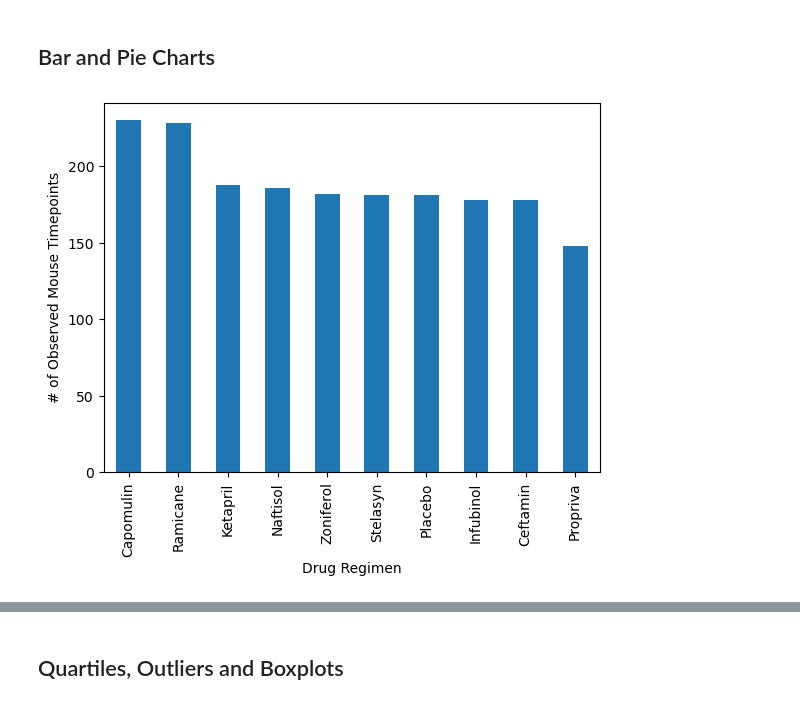
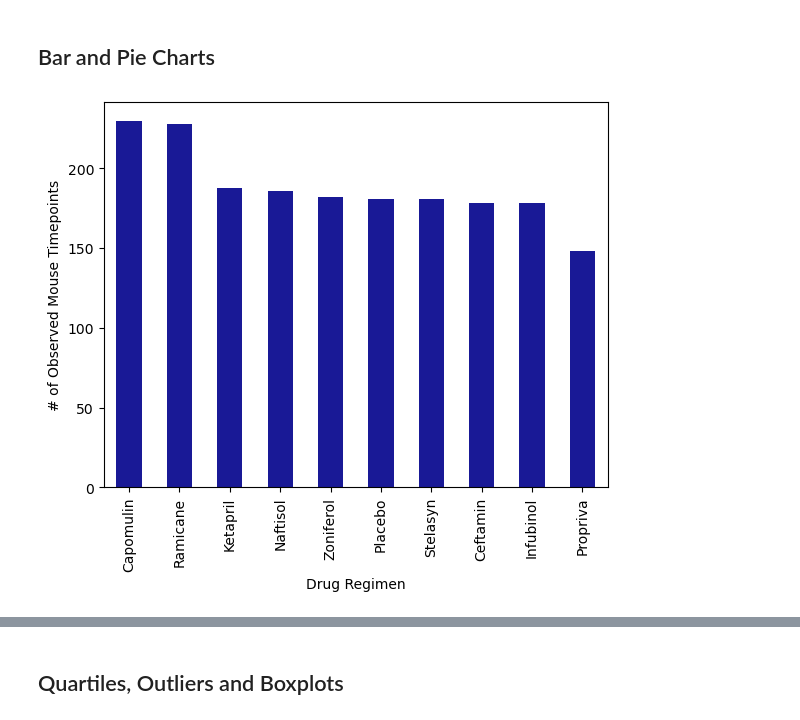
Before and after one commit to j91k/matplotlib-challenge, a Jupyter notebook: pymaceuticals_starter_jimmy.ipynb, the cells around one changed output, grey strips where cells are left out. Drawn from its saved outputs; the diff is of its cells as text; code cells hidden in the pictures.

```diff
--- a/pymaceuticals_starter_jimmy.ipynb
+++ b/pymaceuticals_starter_jimmy.ipynb
@@ -135,5 +135,10 @@ tumor_summary_aggr
 ## Bar and Pie Charts
 # %%
 # Generate a bar plot showing the total number of rows (Mouse ID/Timepoints) for each drug regimen using Pandas.
+drug_regimen_and_ID = clean_df.groupby('Drug Regimen')['Mouse ID'].count().sort_values(ascending=False)
+
+drug_regimen_and_ID.plot(kind="bar", color='darkblue', alpha = 0.9, figsize=(6.5,5), ylabel = "# of Observed Mouse Timepoints")
+
+plt.show()
 # %% [output]
-[figure, old version]
+[figure, new version]
```
Also changed, not shown: parts of 5 cells of this notebook, 1 other file.
